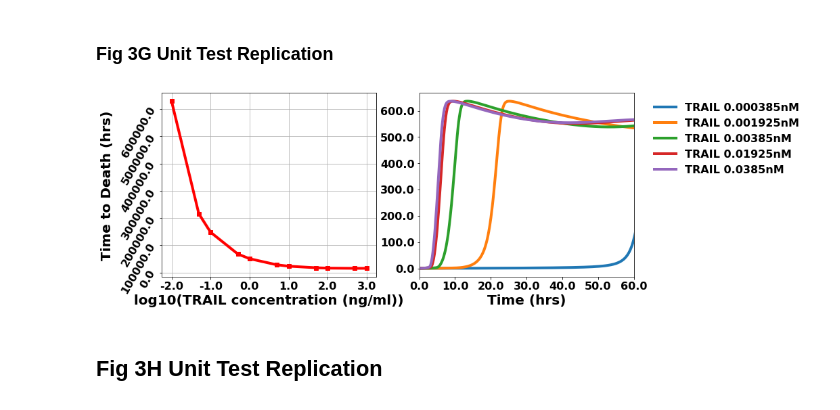
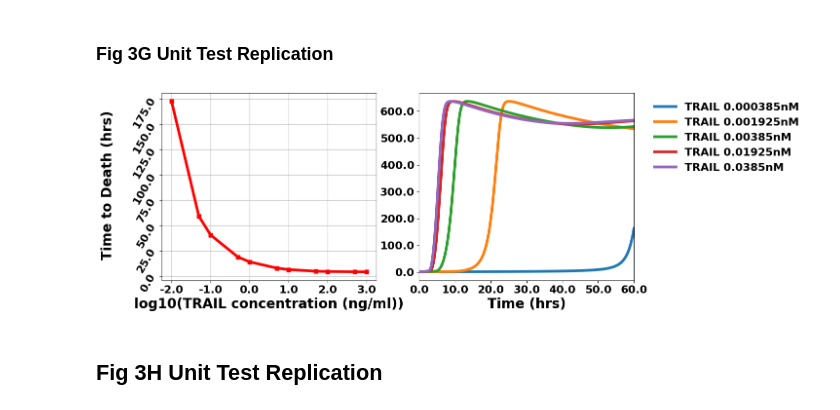
Before and after one commit to birtwistlelab/SPARCED, a Jupyter notebook: unit_tests/src/benchmark evaluation notebook.ipynb, the cells around one changed output. Cells and saved outputs as stored; diff of their text form; code cells hidden in the pictures.

```diff
--- a/unit_tests/src/benchmark evaluation notebook.ipynb
+++ b/unit_tests/src/benchmark evaluation notebook.ipynb
@@ -467,9 +483,7 @@ for i, condition in enumerate(data):
     if i==3:
         ax.set_xticks(np.arange(0, 31, step=5))
 
-    ax.set_xticklabels(ax.get_xticks(), fontsize=16, weight='bold')
-    ax.set_yticklabels(ax.get_yticks(), fontsize=16, weight='bold')
-plt.subplots_adjust(hspace=0.5)
+    ax.set_xticklabels(ax.get_xticks(), weight='bold', fontsize=14)
         # Set the x-axis label
 axes[3].set_xlabel('Time (hrs)', weight='bold', fontsize=20)
 
@@ -494,36 +508,35 @@ conditions =[]
 for condition in data:
     conditions.append(condition)
 
 legend = []
 for dose in traildoses:
    legend.append('TRAIL ' + str(dose) + 'nM')
 fig, axs = plt.subplots(1, 2, figsize=(12.5, 5))
 for i in range(1,11,2):
     axs[1].plot(data[conditions[i]]['cell 0']['cPARP_total']['toutS']/3600, data[conditions[i]]['cell 0']['cPARP_total']['xoutS'], linewidth=4)
     axs[1].set_xlim([0, 60])
     axs[1].set_xticklabels(axs[1].get_xticks(), fontsize=16, weight='bold')
     axs[1].set_yticklabels(axs[1].get_yticks(), fontsize=16, weight='bold')
     legend_properties = {'weight':'bold', 'size':16}
     axs[1].legend(labels=legend, bbox_to_anchor=(1.05, 1), loc='upper left', fontsize=16, frameon=False, prop=legend_properties)
 
-
-time_of_death = CellDeathMetrics(data, 'cPARP_total').average_time_to_death()
+time_of_death = CellDeathMetrics(data, 'cPARP_total').average_time_to_death(time='hours')
 
 axs[0].plot(np.log10(dosesngperml),time_of_death.values(),marker='s',linewidth=4, color='red')
 axs[0].set_xticklabels(axs[0].get_xticks(), fontsize=16, weight='bold')
 axs[0].set_yticklabels(axs[0].get_yticks(), fontsize=16, weight='bold', rotation=60)
 axs[0].grid(True)
 
 # Set the x-axis label
 axs[0].set_xlabel('log10(TRAIL concentration (ng/ml))', weight='bold', fontsize=20)
 axs[1].set_xlabel('Time (hrs)', weight='bold', fontsize=20)
 
 # Set the y-axis label
 fig.text(0.025, 0.5, 'Time to Death (hrs)', va='center', rotation='vertical', weight='bold', fontsize=20)
 
 fig.savefig('../results/Fig3G.png', dpi=300, bbox_inches='tight')
 # %% [output]
-[figure, old version]
+[figure, new version]
 # %% [markdown]
 ## Fig 3H Unit Test Replication
 # %%
```
Also changed, not shown: parts of 8 cells of this notebook, 27 other files.
